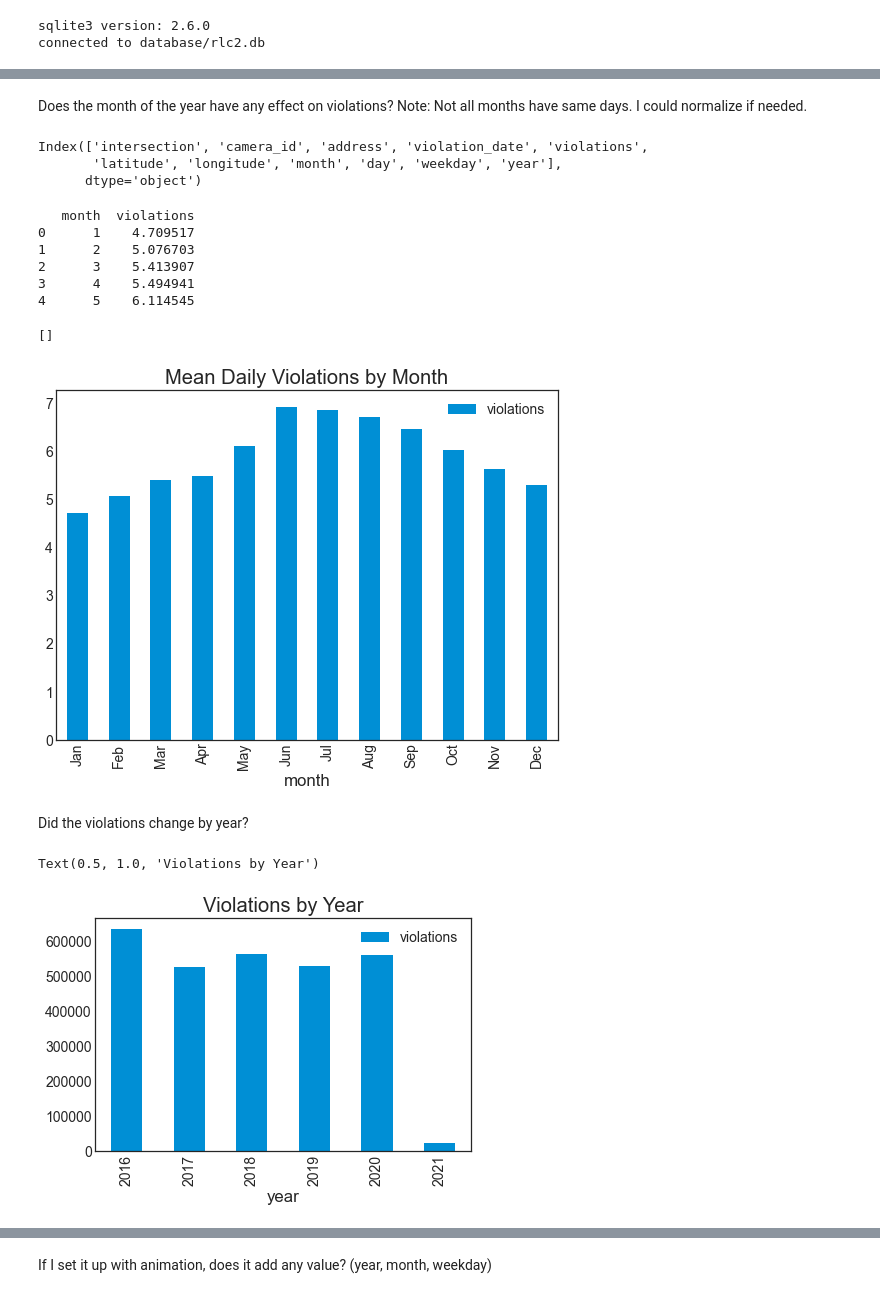
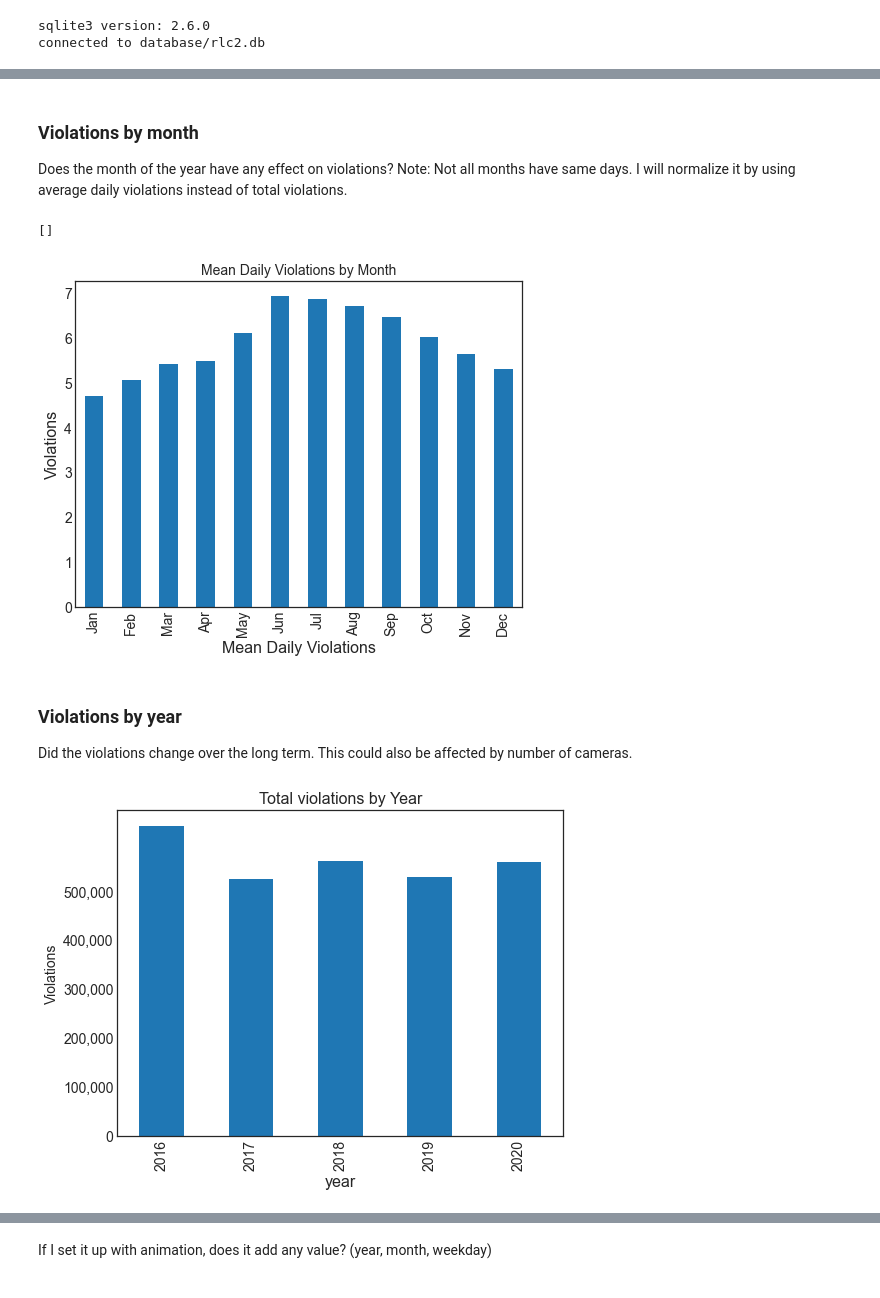
Before and after one commit to sciencelee/chicago-red-light-cameras, a Jupyter notebook: 02-eda.ipynb, the cells around one changed output, grey strips where cells are left out. Drawn from its saved outputs; the diff is of its cells as text; code cells hidden in the pictures.

Commit message:
changed formatting in EDA 02

```diff
--- a/02-eda.ipynb
+++ b/02-eda.ipynb
@@ -79,9 +62,7 @@ We will look at how the number of violations are affected by:
 # %%
 signal_df = signal_df[signal_df['year']>2015]
 # %%
-
 plt.style.use('seaborn-white')
-
 
 # Weekday plot
 df_weekday = signal_df.groupby(['weekday'])['violations'].sum().reset_index()
@@ -92,6 +73,8 @@ ax = df_weekday.plot.bar('weekday', 'violations', figsize=[8,6])
 labels = ['Sun', 'Mon', 'Tues', 'Wed', 'Thur', 'Fri', 'Sat']
 ax.set_xticklabels(labels)
 ax.set_title("Violations by Day of Week")
+ax.set_yticklabels(['{:,}'.format(int(x)) for x in ax.get_yticks().tolist()])
+
 plt.plot()
 # %% [output]
    weekday  violations
@@ -105,39 +88,36 @@ plt.plot()
 # %% [markdown]
+### Violations by month
 Does the month of the year have any effect on violations?
-Note: Not all months have same days.  I could normalize if needed.
+Note: Not all months have same days.  I will normalize it by using average daily violations instead of total violations.
-# %%
-signal_df.columns
-# %% [output]
-Index(['intersection', 'camera_id', 'address', 'violation_date', 'violations',
-       'latitude', 'longitude', 'month', 'day', 'weekday', 'year'],
-      dtype='object')
 # %%
 # Month plot
 df_month = signal_df.groupby(['month'])['violations'].mean().reset_index()
-print(df_month.head())
 
 ax2 = df_month.plot.bar('month', 'violations', figsize=[8,6])
 labels = ['Jan', 'Feb', 'Mar', 'Apr', 'May', 'Jun', 'Jul', 'Aug', 'Sep', 'Oct', 'Nov', 'Dec']
 ax2.set_xticklabels(labels)
-ax2.set_title("Mean Daily Violations by Month")
+ax2.set_title("Mean Daily Violations by Month", fontsize=14)
+ax2.set_xlabel('Mean Daily Violations')
+ax2.set_ylabel('Violations')
+ax2.get_legend().remove()
+
 plt.plot()
 # %% [output]
-   month  violations
-0      1    4.709517
-1      2    5.076703
-2      3    5.413907
-3      4    5.494941
-4      5    6.114545
+[]
-[]
-[figure, old version]
+[figure, new version]
-# %% [markdown]
-Did the violations change by year?
+# %% [markdown]
+### Violations by year
+Did the violations change over the long term.
+This could also be affected by number of cameras.
 # %%
 # Year plot
 df_year = signal_df.groupby(['year'])['violations'].sum().reset_index()
+df_year = df_year[df_year['year'] < 2021]
 
-ax4 = df_year.plot.bar('year', 'violations')
-ax4.set_title("Violations by Year")
+ax4 = df_year.plot.bar('year', 'violations', figsize=[8,6])
+ax4.set_title("Total violations by Year", fontsize=16)
+ax4.set_ylabel("Violations", fontsize=14)
+ax4.set_yticklabels(['{:,}'.format(int(x)) for x in ax.get_yticks().tolist()])  # add commas to y
+ax4.get_legend().remove()
 # %% [output]
-Text(0.5, 1.0, 'Violations by Year')
-[figure, old version]
+[figure, new version]
```
Also changed, not shown: parts of 16 cells of this notebook.
